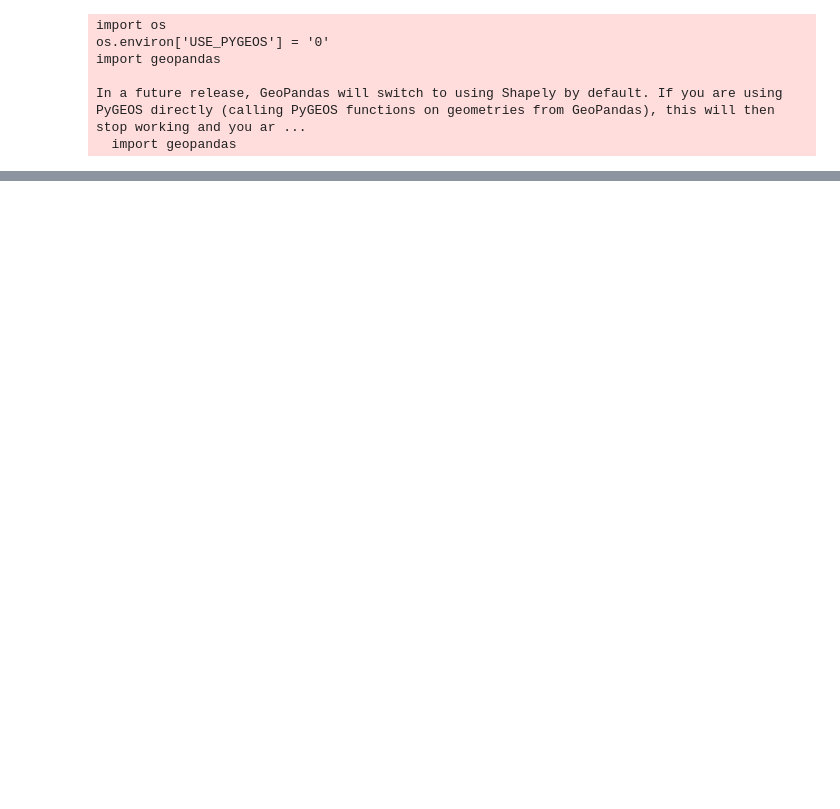
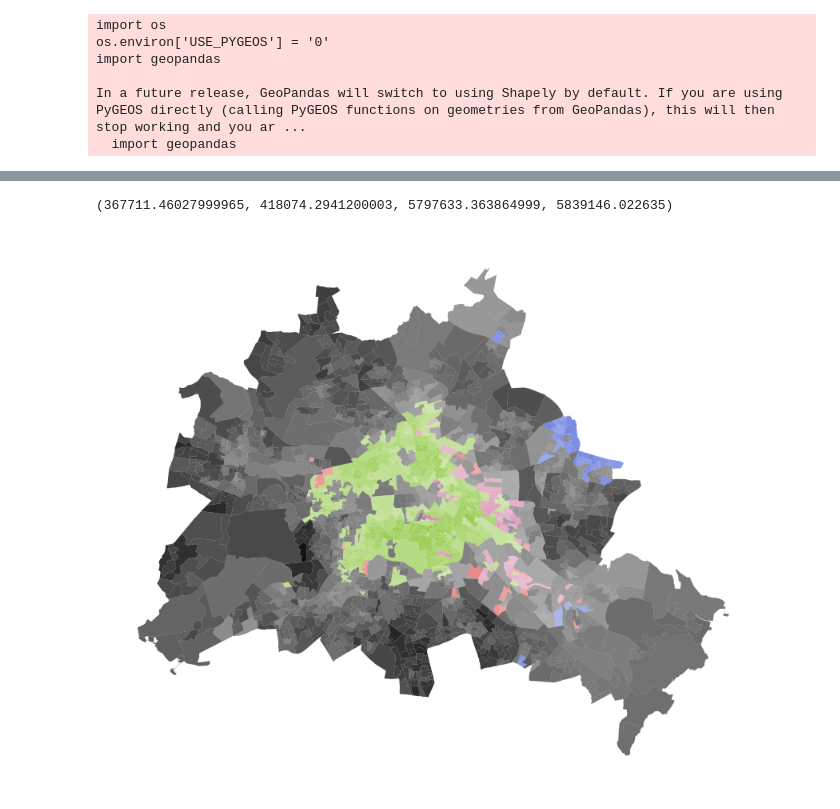
Before and after one commit to mcallaghan/berlin-results-2023, a Jupyter notebook: results.ipynb, the cells around one changed output, grey strips where cells are left out. Saved outputs shown, nothing was run; the diff lists cells and outputs as text; code cells hidden in the pictures; blank space fills up the shorter version.

```diff
--- a/results.ipynb
+++ b/results.ipynb
@@ -67,0 +106,10 @@ ax.axis("off")
+# %%
+cgm = Cartogram(df,"weight")
+noncont = cgm.noncont()
+
+fig, ax = plt.subplots(figsize=(7,7), dpi=150)
+df.plot(ax=ax, color=df["colour"], alpha=norm(df["max"]))
+ax.axis("off")
+# %% [output]
+(367711.46027999965, 418074.2941200003, 5797633.363864999, 5839146.022635)
+[figure, added]
```
Also changed, not shown: parts of 21 cells of this notebook, 5 other files.
